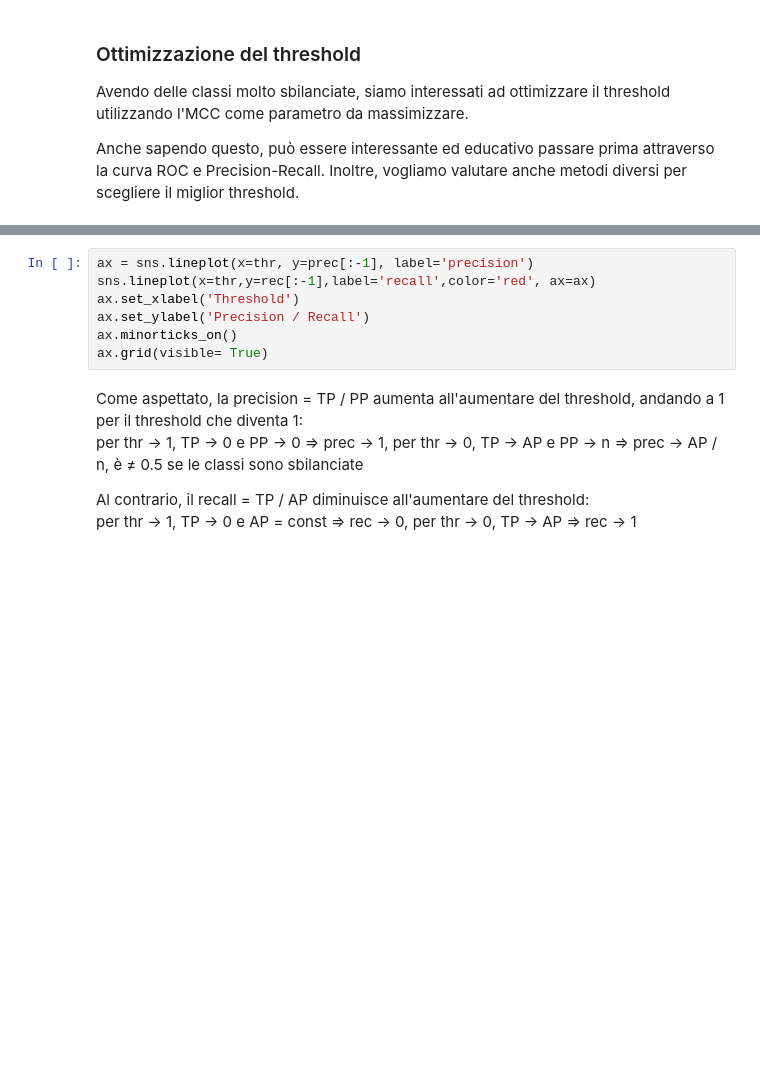
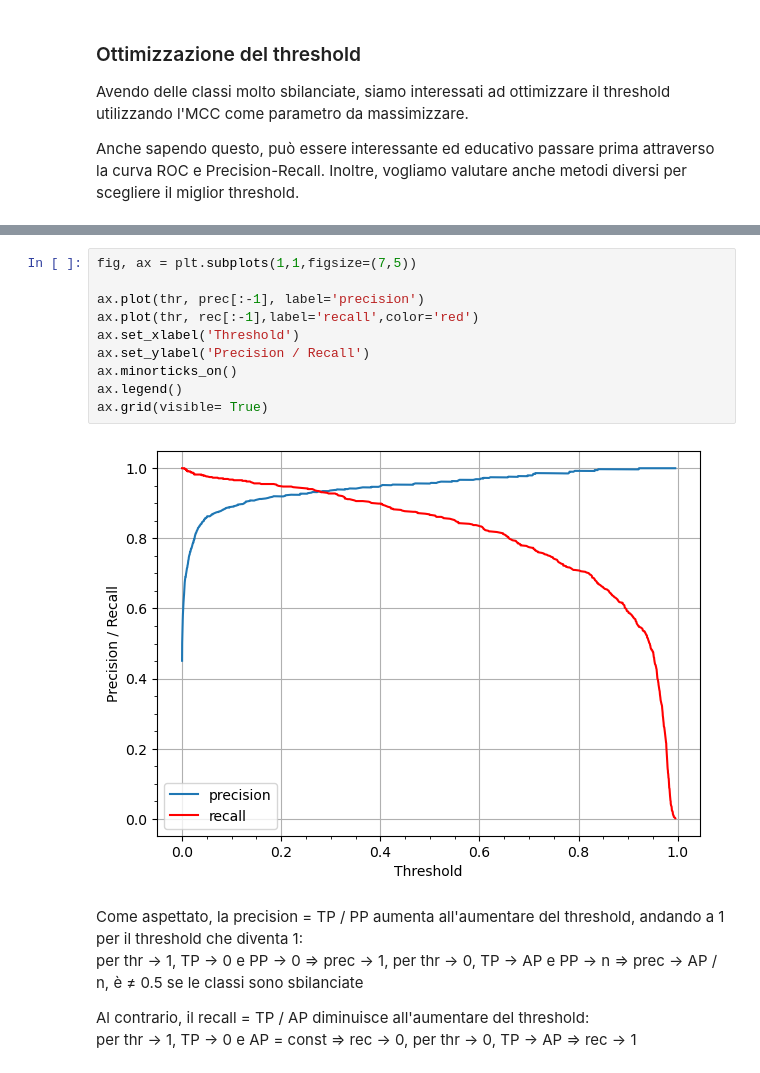
Before and after one commit to CarloDegasperi/DataScience, a Jupyter notebook: notebooks/classification/04_logistic_regression.ipynb, the cells around one changed output, grey strips where cells are left out. Cells and saved outputs as stored; diff of their text form; blank space fills up the shorter version.

```diff
--- a/notebooks/classification/04_logistic_regression.ipynb
+++ b/notebooks/classification/04_logistic_regression.ipynb
@@ -194,10 +219,15 @@ Rappresentiamo anche curva Precision e Recall separate in funzione del threshold
 # %%
-ax = sns.lineplot(x=thr, y=prec[:-1], label='precision')
-sns.lineplot(x=thr,y=rec[:-1],label='recall',color='red', ax=ax)
+fig, ax = plt.subplots(1,1,figsize=(7,5))
+
+ax.plot(thr, prec[:-1], label='precision')
+ax.plot(thr, rec[:-1],label='recall',color='red')
 ax.set_xlabel('Threshold')
 ax.set_ylabel('Precision / Recall')
 ax.minorticks_on()
+ax.legend()
 ax.grid(visible= True)
+# %% [output]
+[figure, added]
 # %% [markdown]
 Come aspettato, la precision = TP / PP aumenta all'aumentare del threshold, andando a 1 per il threshold che diventa 1:\
 per thr -> 1, TP -> 0 e PP -> 0 => prec -> 1, per thr -> 0, TP -> AP e PP -> n => prec -> AP / n, è ≠ 0.5 se le classi sono sbilanciate
```
Also changed, not shown: parts of 42 cells of this notebook, 12 other files.
